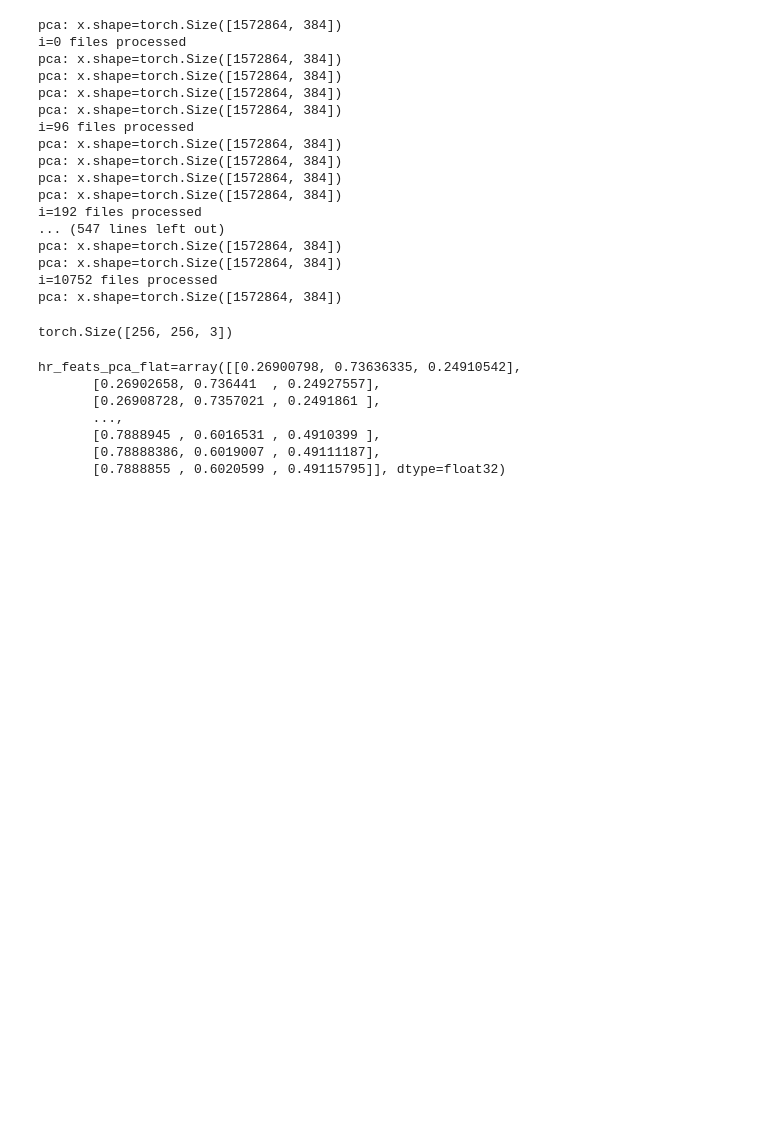
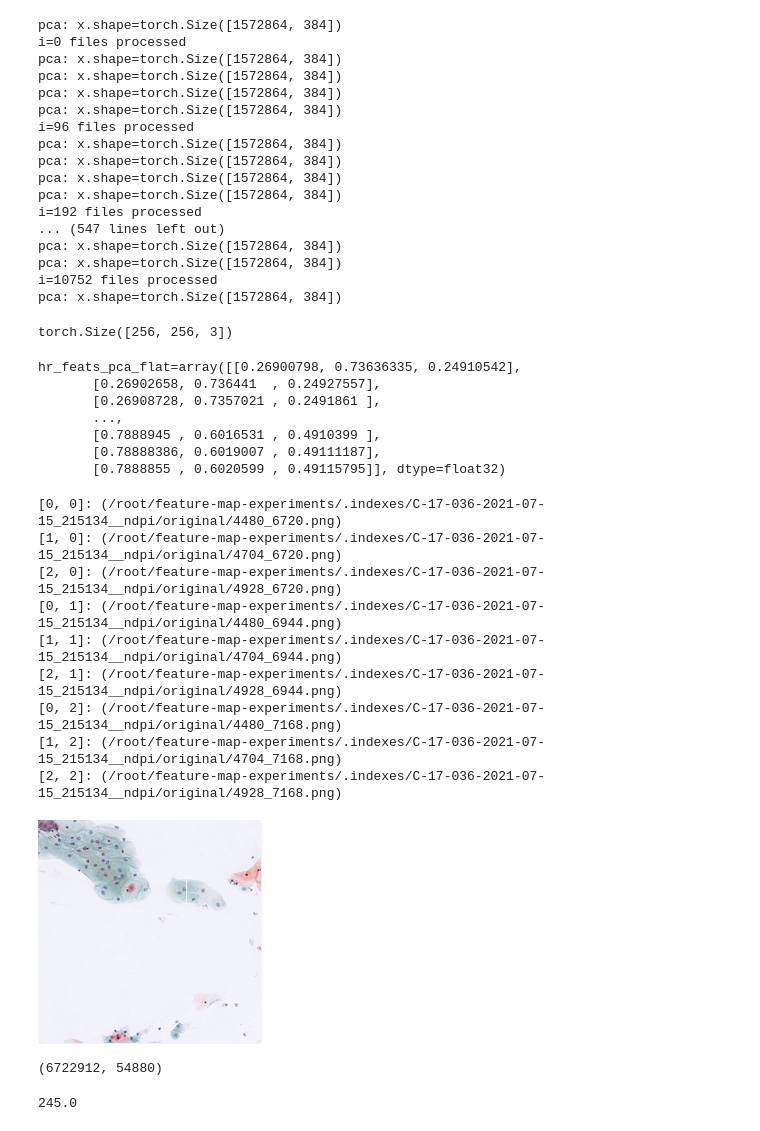
Before and after one commit to thingumajig/feature-map-experiments, a Jupyter notebook: notebooks/create_index_from_wsi.ipynb, the cells around one changed output. Cells and saved outputs as stored; diff of their text form; code cells hidden in the pictures; blank space fills up the shorter version.

```diff
--- a/notebooks/create_index_from_wsi.ipynb
+++ b/notebooks/create_index_from_wsi.ipynb
@@ -273,3 +273,49 @@ def cluster_file_list(upsampler, pca, index, wsi_file_name, files_list, batch_si
 
 
 pca_process_file_list(upsampler, pca, index, wsi_file_name, files_list)
+# %%
+
+from pathlib import Path
+from PIL import Image
+
+def combine_patches(index_root, wsi_file_name, method, start, magnification, patch_size):
+    wsi_stuff_path = index_root / wsi_file_name
+    method_index_path = wsi_stuff_path / method
+
+    x, y = start
+    patch_width, patch_height = patch_size
+
+    new_magnified_image = Image.new('RGB', (patch_width, patch_height), color=(241, 241, 249))
+
+    for pyi in range(0, magnification, 1):
+        for pxj in range(0, magnification, 1):
+            patch_file = method_index_path / f'{x+pxj*patch_width}_{y+pyi*patch_height}.png'
+            print(f'[{pxj}, {pyi}]: ({patch_file}) ')
+            patch = Image.open(patch_file)
+            patch = patch.resize((patch_width // magnification, patch_height // magnification), resample=Image.LANCZOS)
+            new_magnified_image.paste(patch, (pxj*patch_width // magnification, pyi*patch_height // magnification))
+
+    return new_magnified_image
+# %%
+start = 20 * 224, 30 * 224
+
+combine_patches(Path('/root/feature-map-experiments/.indexes'), 'C-17-036-2021-07-15_215134__ndpi', 'original', start, 3, (224, 224))
+# %% [output]
+[0, 0]: (/root/feature-map-experiments/.indexes/C-17-036-2021-07-15_215134__ndpi/original/4480_6720.png)
+[1, 0]: (/root/feature-map-experiments/.indexes/C-17-036-2021-07-15_215134__ndpi/original/4704_6720.png)
+[2, 0]: (/root/feature-map-experiments/.indexes/C-17-036-2021-07-15_215134__ndpi/original/4928_6720.png)
+[0, 1]: (/root/feature-map-experiments/.indexes/C-17-036-2021-07-15_215134__ndpi/original/4480_6944.png)
+[1, 1]: (/root/feature-map-experiments/.indexes/C-17-036-2021-07-15_215134__ndpi/original/4704_6944.png)
+[2, 1]: (/root/feature-map-experiments/.indexes/C-17-036-2021-07-15_215134__ndpi/original/4928_6944.png)
+[0, 2]: (/root/feature-map-experiments/.indexes/C-17-036-2021-07-15_215134__ndpi/original/4480_7168.png)
+[1, 2]: (/root/feature-map-experiments/.indexes/C-17-036-2021-07-15_215134__ndpi/original/4704_7168.png)
+[2, 2]: (/root/feature-map-experiments/.indexes/C-17-036-2021-07-15_215134__ndpi/original/4928_7168.png)
+[figure, added]
+# %%
+start
+# %% [output]
+(6722912, 54880)
+# %%
+54880/224
+# %% [output]
+245.0
```
